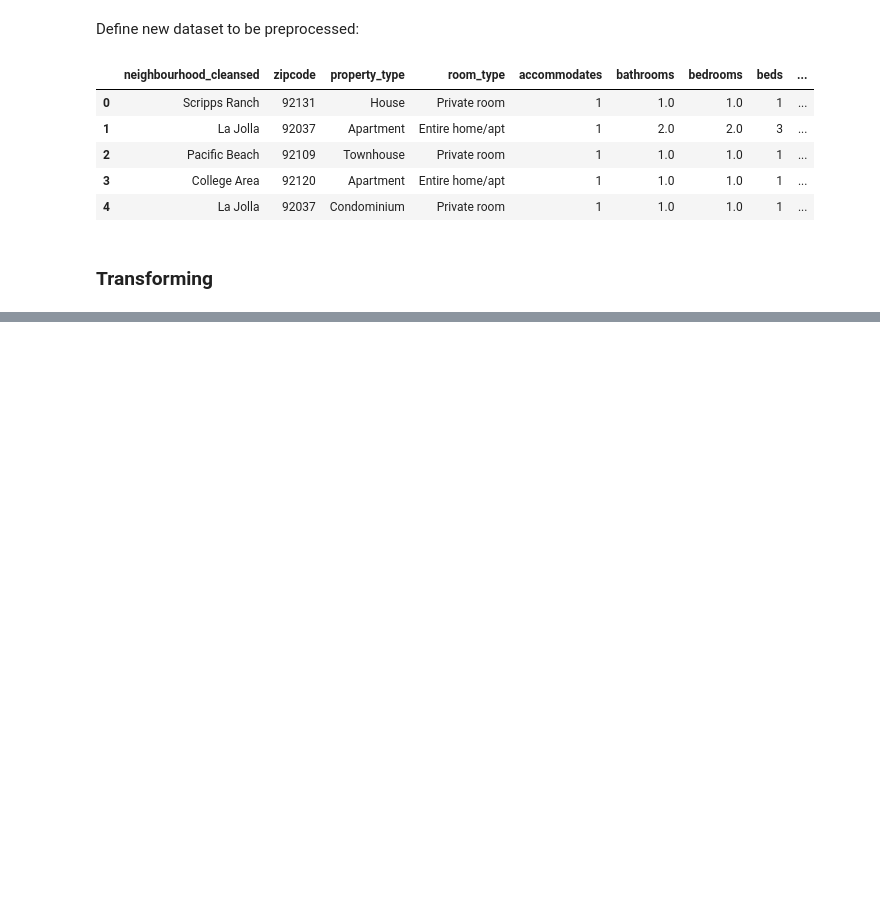
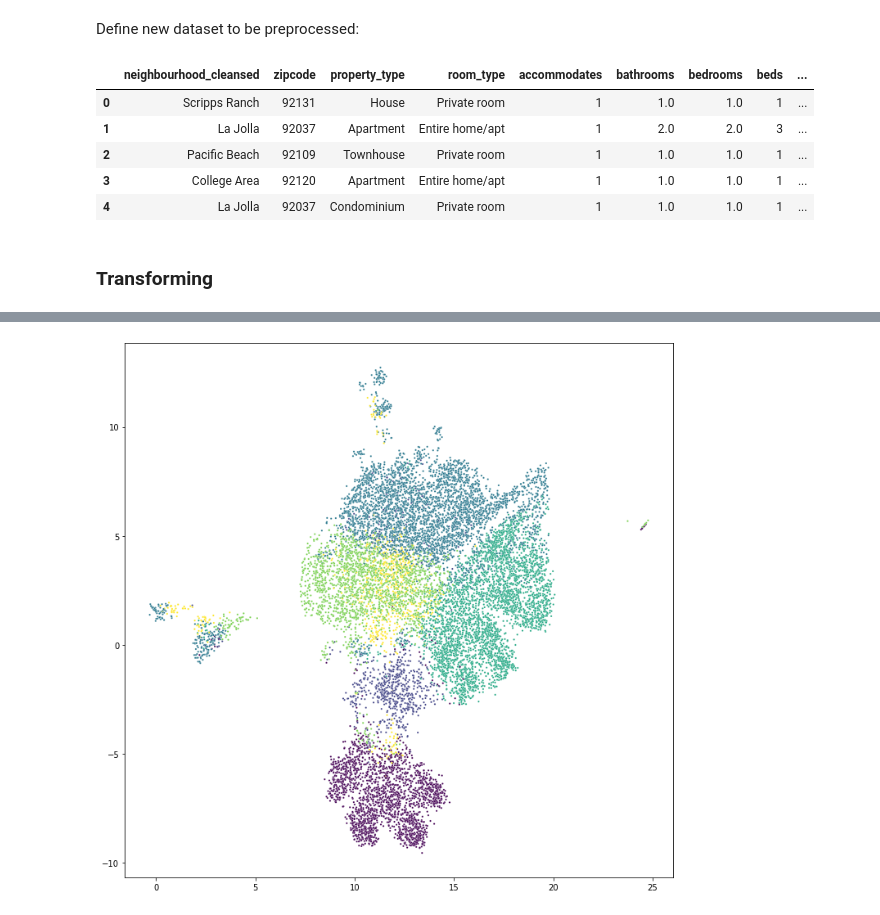
Before and after one commit to eric8395/airbnb_recommendations, a Jupyter notebook: Preprocessing & Data Visualization.ipynb, the cells around one changed output, grey strips where cells are left out. Cells and saved outputs as stored; diff of their text form; code cells hidden in the pictures; blank space fills up the shorter version.

```diff
--- a/Preprocessing & Data Visualization.ipynb
+++ b/Preprocessing & Data Visualization.ipynb
@@ -388,0 +468,7 @@ ValueError: The truth value of an array with more than one element is ambiguous.
+# %%
+fig, ax = plt.subplots(figsize = (12,12))
+
+sns.scatterplot(*embedding.T, s = 5, alpha = 1, c = kmeans.predict(sd_pp))
+plt.show()
+# %% [output]
+[figure, added]
```
Also changed, not shown: parts of 23 cells of this notebook.
